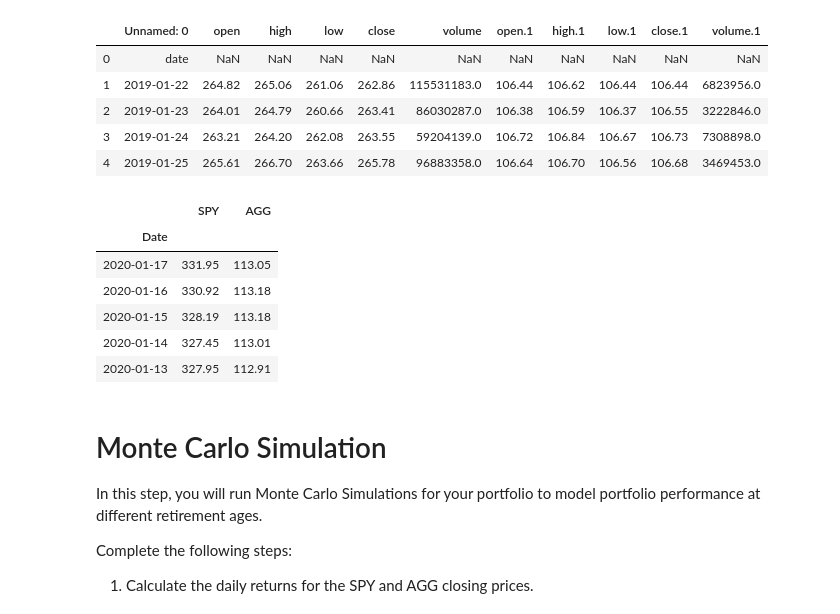
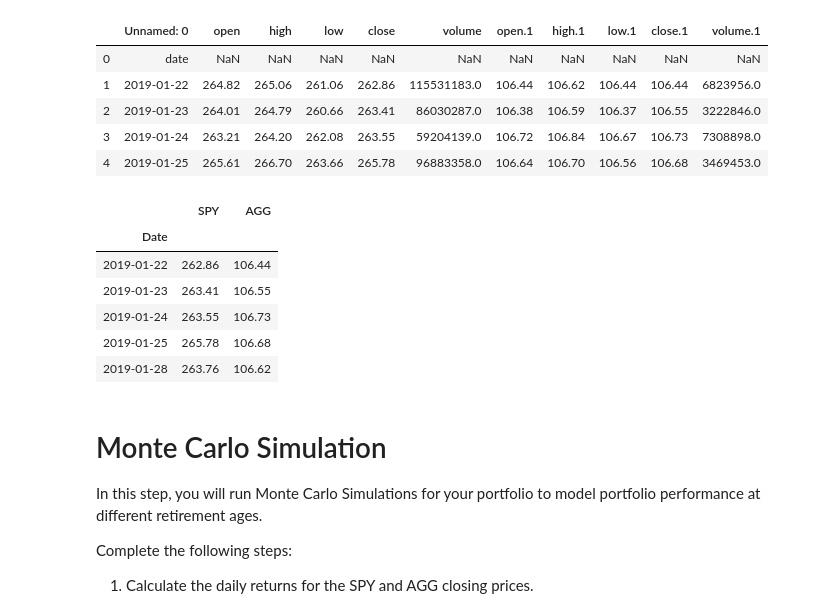
Before and after one commit to exposuretherapy/Learning-APIs, a Jupyter notebook: portfolio_planner.ipynb, the cells around one changed output. Drawn from its saved outputs; the diff is of its cells as text; code cells hidden in the pictures.

```diff
--- a/portfolio_planner.ipynb
+++ b/portfolio_planner.ipynb
@@ -43,18 +43,17 @@ closing_prices_csv.head()
 # %%
 closing_prices_csv.drop(columns=['open','high','low','volume','open.1','high.1','low.1','volume.1'],inplace=True)
 closing_prices_csv.rename(columns={'Unnamed: 0':'Date','close':'SPY','close.1':'AGG'},inplace=True)
 closing_prices_csv.drop([0], axis=0, inplace=True)
 closing_prices_csv.set_index(['Date'],inplace=True)
-closing_prices_csv.sort_index(ascending=False,inplace=True)
 closing_prices_csv.head()
 # %% [output]
 |  | SPY | AGG |
 | Date |  |  |
-| 2020-01-17 | 331.95 | 113.05 |
-| 2020-01-16 | 330.92 | 113.18 |
-| 2020-01-15 | 328.19 | 113.18 |
-| 2020-01-14 | 327.45 | 113.01 |
-| 2020-01-13 | 327.95 | 112.91 |
+| 2019-01-22 | 262.86 | 106.44 |
+| 2019-01-23 | 263.41 | 106.55 |
+| 2019-01-24 | 263.55 | 106.73 |
+| 2019-01-25 | 265.78 | 106.68 |
+| 2019-01-28 | 263.76 | 106.62 |
 # %% [markdown]
 # Monte Carlo Simulation
 
```
Also changed, not shown: parts of 14 cells of this notebook.
